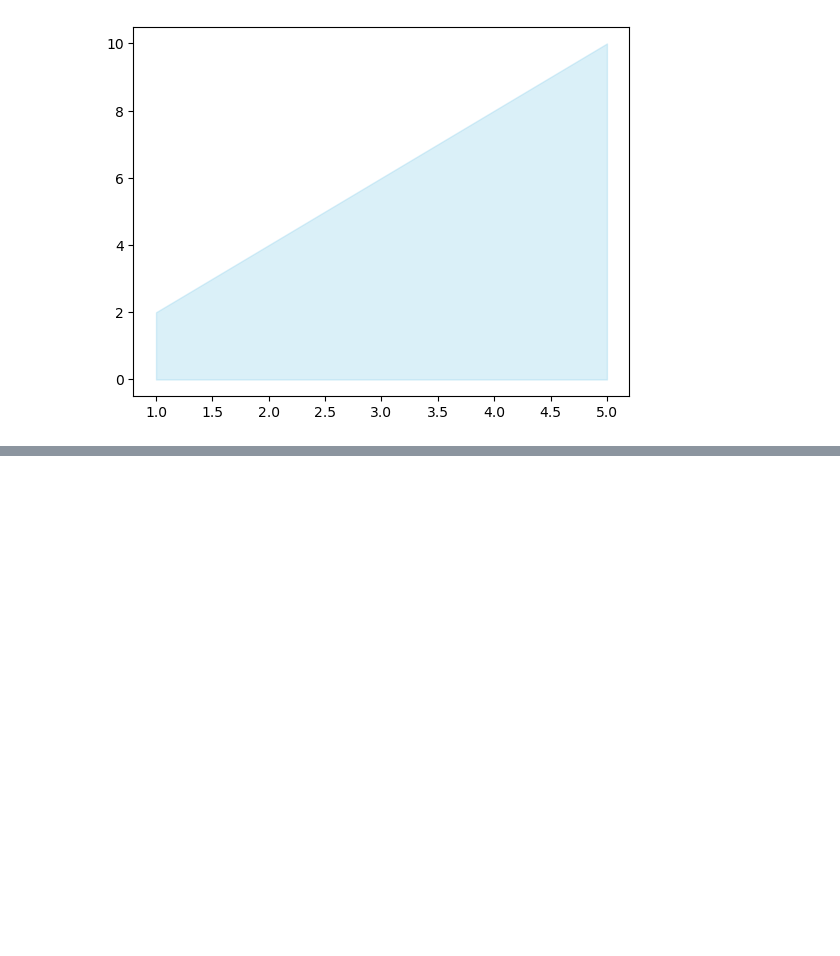
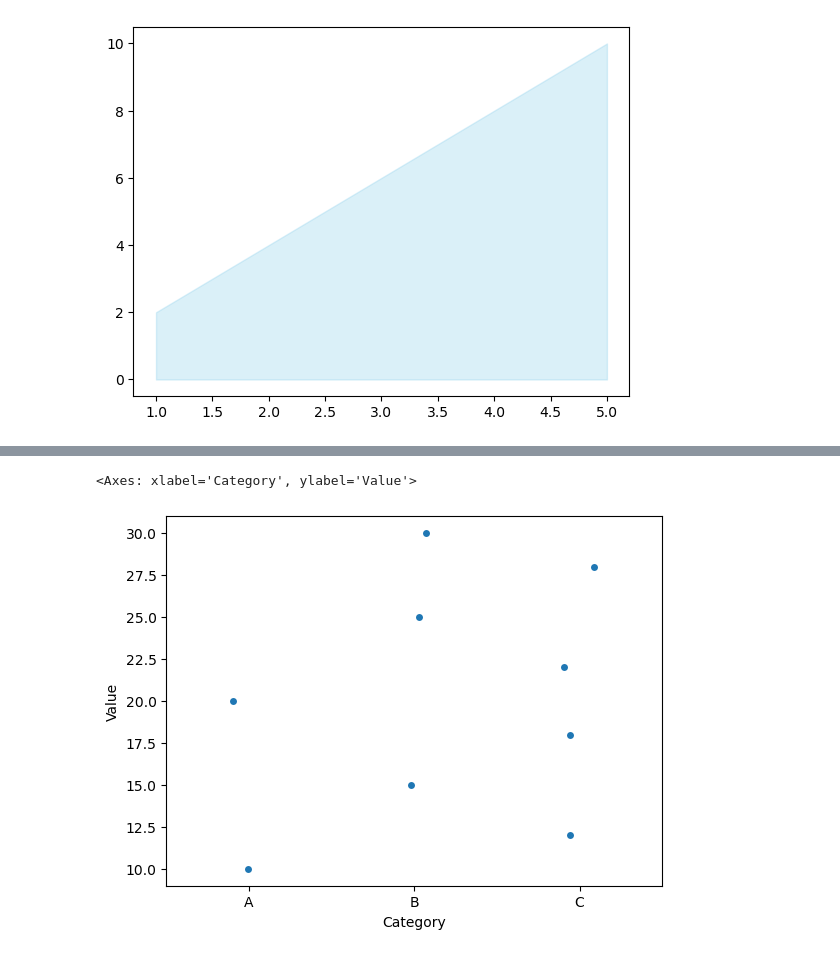
Before and after one commit to ZhiyaoShu/Python-practics, a Jupyter notebook: quizes/Error-records-1.ipynb, the cells around one changed output, grey strips where cells are left out. Saved outputs shown, nothing was run; the diff lists cells and outputs as text; code cells hidden in the pictures; blank space fills up the shorter version.

```diff
--- a/quizes/Error-records-1.ipynb
+++ b/quizes/Error-records-1.ipynb
@@ -347,0 +388,9 @@ ValueError: Could not interpret value `X` for parameter `x`
+# %%
+#stripplot() primarily used for one categorical and one numerical
+data = {'Category': ['A', 'A', 'B', 'B', 'B', 'C', 'C', 'C', 'C'],
+        'Value': [10, 20, 15, 25, 30, 12, 18, 22, 28]}
+df = pd.DataFrame(data)
+sns.stripplot(x='Category', y='Value',data=df)
+# %% [output]
+<Axes: xlabel='Category', ylabel='Value'>
+[figure, added]
```
Also changed, not shown: parts of 20 cells of this notebook, 2 other files.
